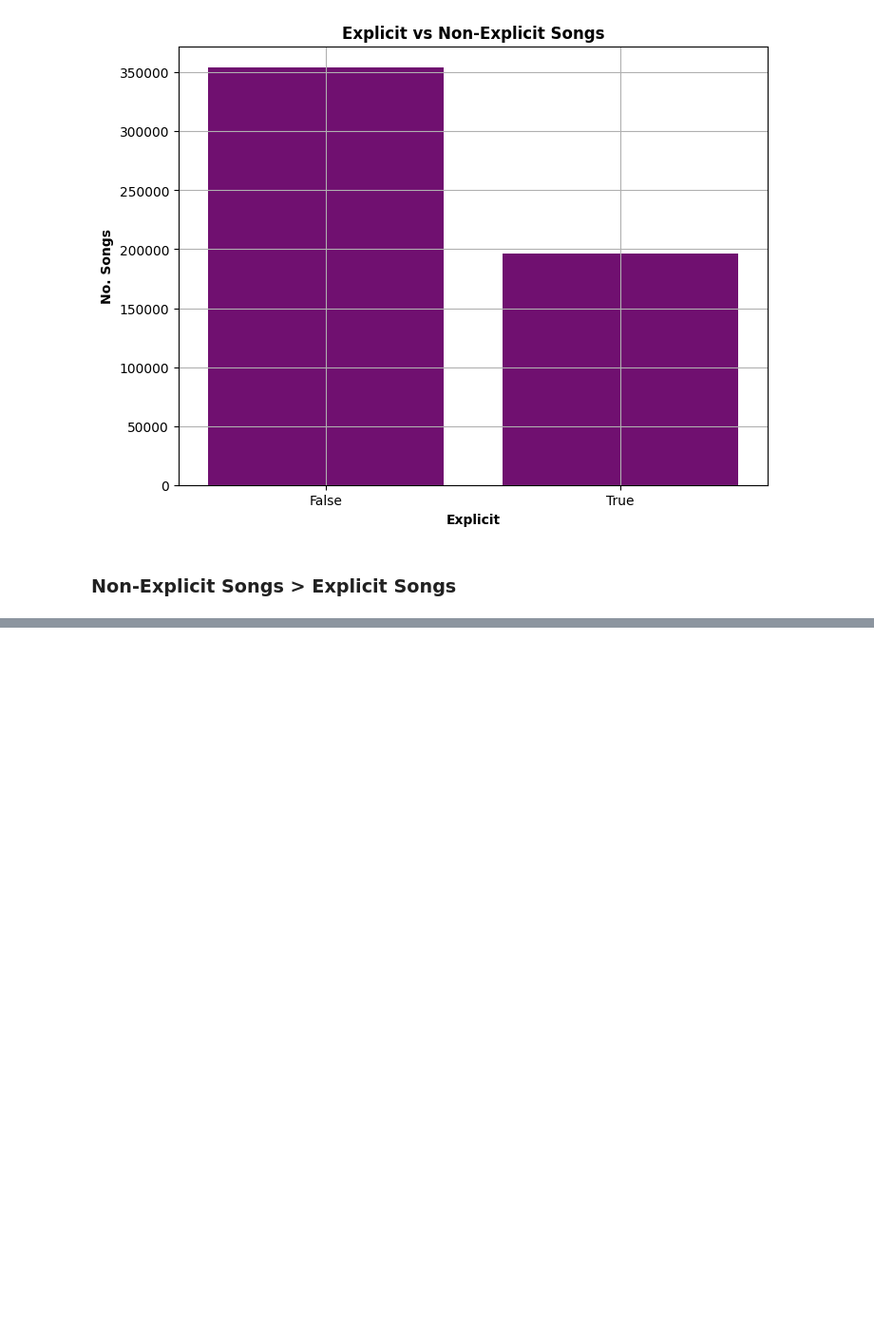
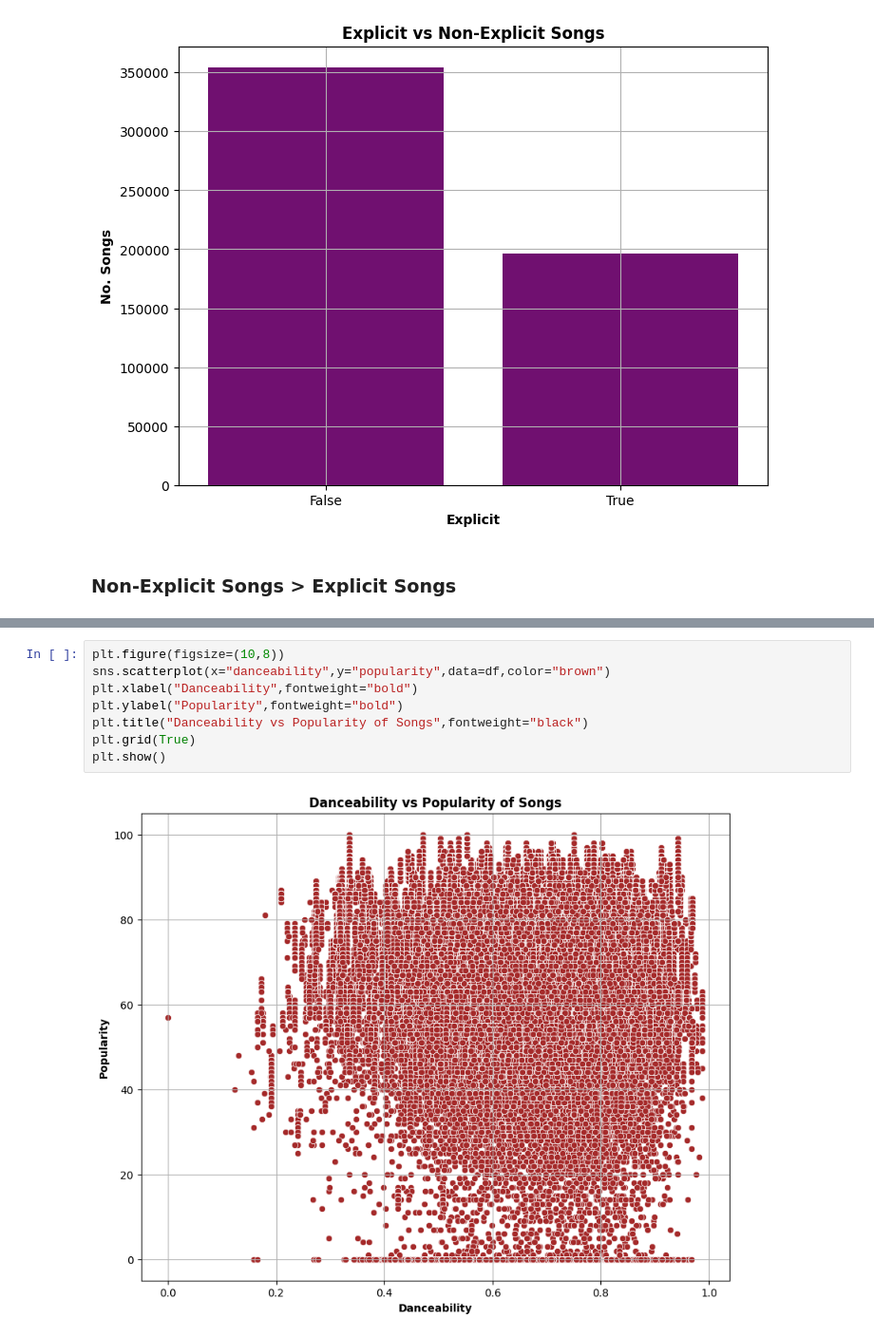
Before and after one commit to ayushsiloiya619/Spotify-Song-Analysis, a Jupyter notebook: Spotify_Analysis.ipynb, the cells around one changed output, grey strips where cells are left out. Shown at 95% size. Cells and saved outputs as stored; diff of their text form; blank space fills up the shorter version.

```diff
--- a/Spotify_Analysis.ipynb
+++ b/Spotify_Analysis.ipynb
@@ -339,0 +350,10 @@ plt.show()
+# %%
+plt.figure(figsize=(10,8))
+sns.scatterplot(x="danceability",y="popularity",data=df,color="brown")
+plt.xlabel("Danceability",fontweight="bold")
+plt.ylabel("Popularity",fontweight="bold")
+plt.title("Danceability vs Popularity of Songs",fontweight="black")
+plt.grid(True)
+plt.show()
+# %% [output]
+[figure, added]
```
Also changed, not shown: parts of 1 cell of this notebook.
